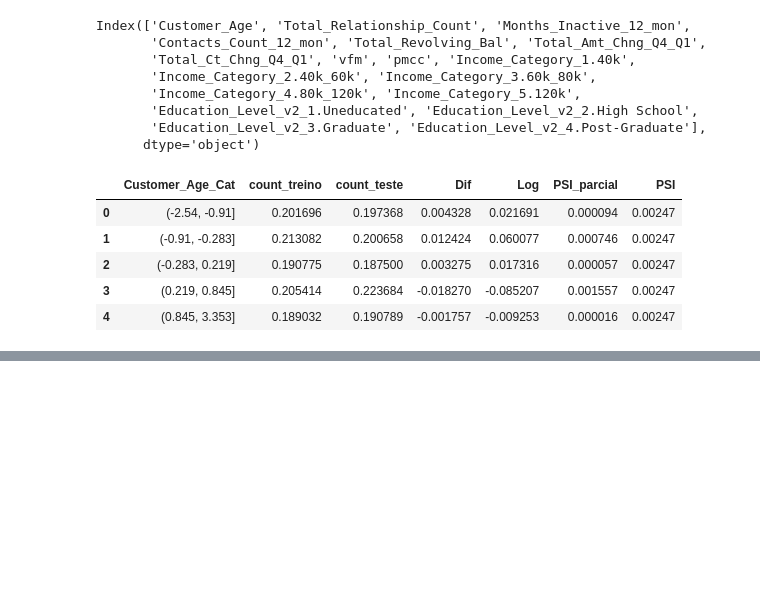
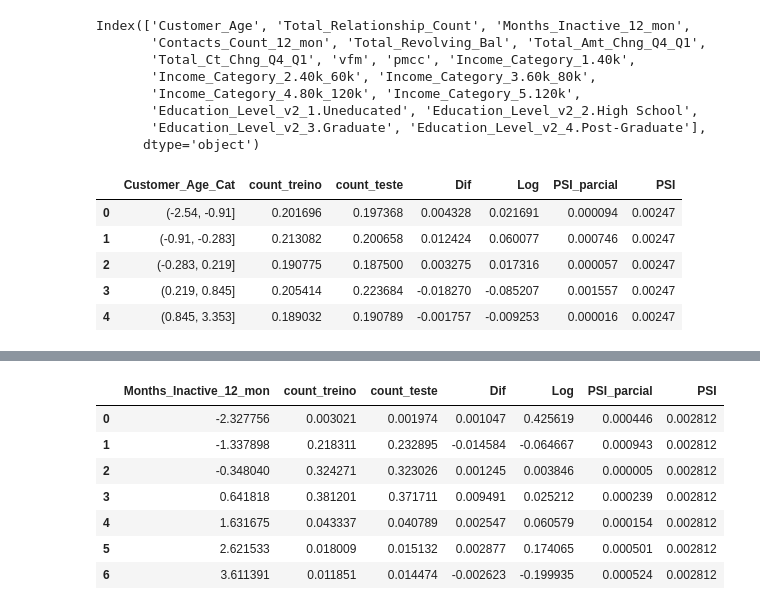
Before and after one commit to HugoCalegari/Estudo_Cartao_Credito, a Jupyter notebook: vCartao_Credito/2.Modelagem/4.Modelos_finais.ipynb, the cells around one changed output, grey strips where cells are left out. Drawn from its saved outputs; the diff is of its cells as text; code cells hidden in the pictures; blank space fills up the shorter version.

```diff
--- a/vCartao_Credito/2.Modelagem/4.Modelos_finais.ipynb
+++ b/vCartao_Credito/2.Modelagem/4.Modelos_finais.ipynb
@@ -608,3 +611,28 @@ X_teste_new = X_teste_new.assign(Customer_Age_Cat = pd.cut(X_teste_new['Customer
+# %%
+cortes_idade = Funcoes.Categorizacao(X_treino_val_new, 5, 'Customer_Age')
+cortes_Rev_Bal = Funcoes.Categorizacao(X_treino_val_new, 3, 'Total_Revolving_Bal')
+cortes_vfm = Funcoes.Categorizacao(X_treino_val_new, 3, 'vfm')
+cortes_pmcc = Funcoes.Categorizacao(X_treino_val_new, 3, 'pmcc')
+cortes_Amt = Funcoes.Categorizacao(X_treino_val_new, 2, 'Total_Amt_Chng_Q4_Q1')
+cortes_Ct = Funcoes.Categorizacao(X_treino_val_new, 3, 'Total_Ct_Chng_Q4_Q1')
+# %%
+X_treino_val_new = X_treino_val_new.assign(Customer_Age_Cat = pd.cut(X_treino_val_new['Customer_Age'], bins = cortes_idade[1], include_lowest=True))
+X_teste_new = X_teste_new.assign(Customer_Age_Cat = pd.cut(X_teste_new['Customer_Age'], bins = cortes_idade[1], include_lowest=True))
+
+X_treino_val_new = X_treino_val_new.assign(Total_Revolving_Bal_Cat = pd.cut(X_treino_val_new['Total_Revolving_Bal'], bins = cortes_Rev_Bal[1], include_lowest=True))
+X_teste_new = X_teste_new.assign(Total_Revolving_Bal_Cat = pd.cut(X_teste_new['Total_Revolving_Bal'], bins = cortes_Rev_Bal[1], include_lowest=True))
+
+X_treino_val_new = X_treino_val_new.assign(vfm_Cat = pd.cut(X_treino_val_new['vfm'], bins = cortes_vfm[1], include_lowest=True))
+X_teste_new = X_teste_new.assign(vfm_Cat = pd.cut(X_teste_new['vfm'], bins = cortes_vfm[1], include_lowest=True))
+
+X_treino_val_new = X_treino_val_new.assign(pmcc_Cat = pd.cut(X_treino_val_new['pmcc'], bins = cortes_pmcc[1], include_lowest=True))
+X_teste_new = X_teste_new.assign(pmcc_Cat = pd.cut(X_teste_new['pmcc'], bins = cortes_pmcc[1], include_lowest=True))
+
+X_treino_val_new = X_treino_val_new.assign(Total_Amt_Chng_Q4_Q1_Cat = pd.cut(X_treino_val_new['Total_Amt_Chng_Q4_Q1'], bins = cortes_Amt[1], include_lowest=True))
+X_teste_new = X_teste_new.assign(Total_Amt_Chng_Q4_Q1_Cat = pd.cut(X_teste_new['Total_Amt_Chng_Q4_Q1'], bins = cortes_Amt[1], include_lowest=True))
+
+X_treino_val_new = X_treino_val_new.assign(Total_Ct_Chng_Q4_Q1_Cat = pd.cut(X_treino_val_new['Total_Ct_Chng_Q4_Q1'], bins = cortes_Ct[1], include_lowest=True))
+X_teste_new = X_teste_new.assign(Total_Ct_Chng_Q4_Q1_Cat = pd.cut(X_teste_new['Total_Ct_Chng_Q4_Q1'], bins = cortes_Ct[1], include_lowest=True))
 # %%
 Funcoes.PSI(X_treino_val_new, X_teste_new, 'Customer_Age_Cat')
 # %% [output]
@@ -616,0 +655,11 @@ Funcoes.PSI(X_treino_val_new, X_teste_new, 'Customer_Age_Cat')
+# %%
+Funcoes.PSI(X_treino_val_new, X_teste_new, 'Months_Inactive_12_mon')
+# %% [output]
+|  | Months_Inactive_12_mon | count_treino | count_teste | Dif | Log | PSI_parcial | PSI |
+| 0 | -2.327756 | 0.003021 | 0.001974 | 0.001047 | 0.425619 | 0.000446 | 0.002812 |
+| 1 | -1.337898 | 0.218311 | 0.232895 | -0.014584 | -0.064667 | 0.000943 | 0.002812 |
+| 2 | -0.348040 | 0.324271 | 0.323026 | 0.001245 | 0.003846 | 0.000005 | 0.002812 |
+| 3 | 0.641818 | 0.381201 | 0.371711 | 0.009491 | 0.025212 | 0.000239 | 0.002812 |
+| 4 | 1.631675 | 0.043337 | 0.040789 | 0.002547 | 0.060579 | 0.000154 | 0.002812 |
+| 5 | 2.621533 | 0.018009 | 0.015132 | 0.002877 | 0.174065 | 0.000501 | 0.002812 |
+| 6 | 3.611391 | 0.011851 | 0.014474 | -0.002623 | -0.199935 | 0.000524 | 0.002812 |
```
Also changed, not shown: parts of 19 cells of this notebook.
